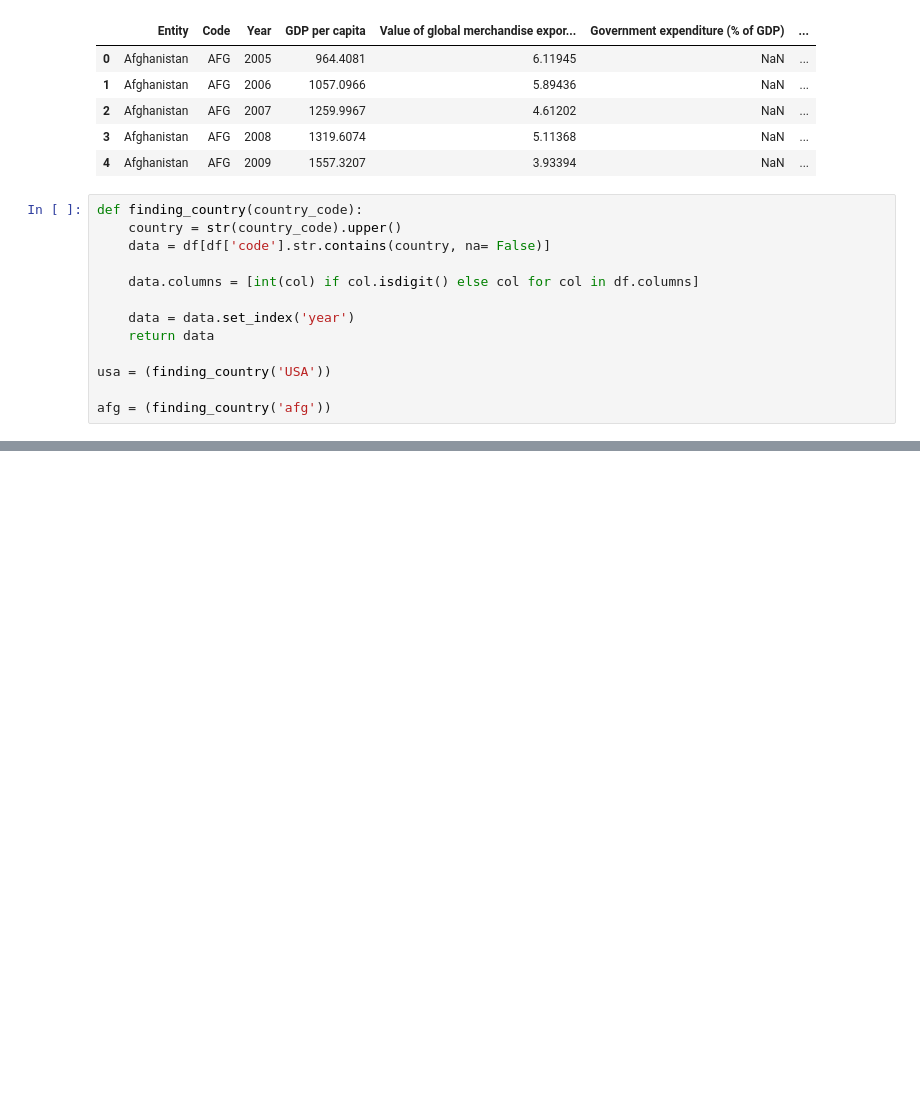
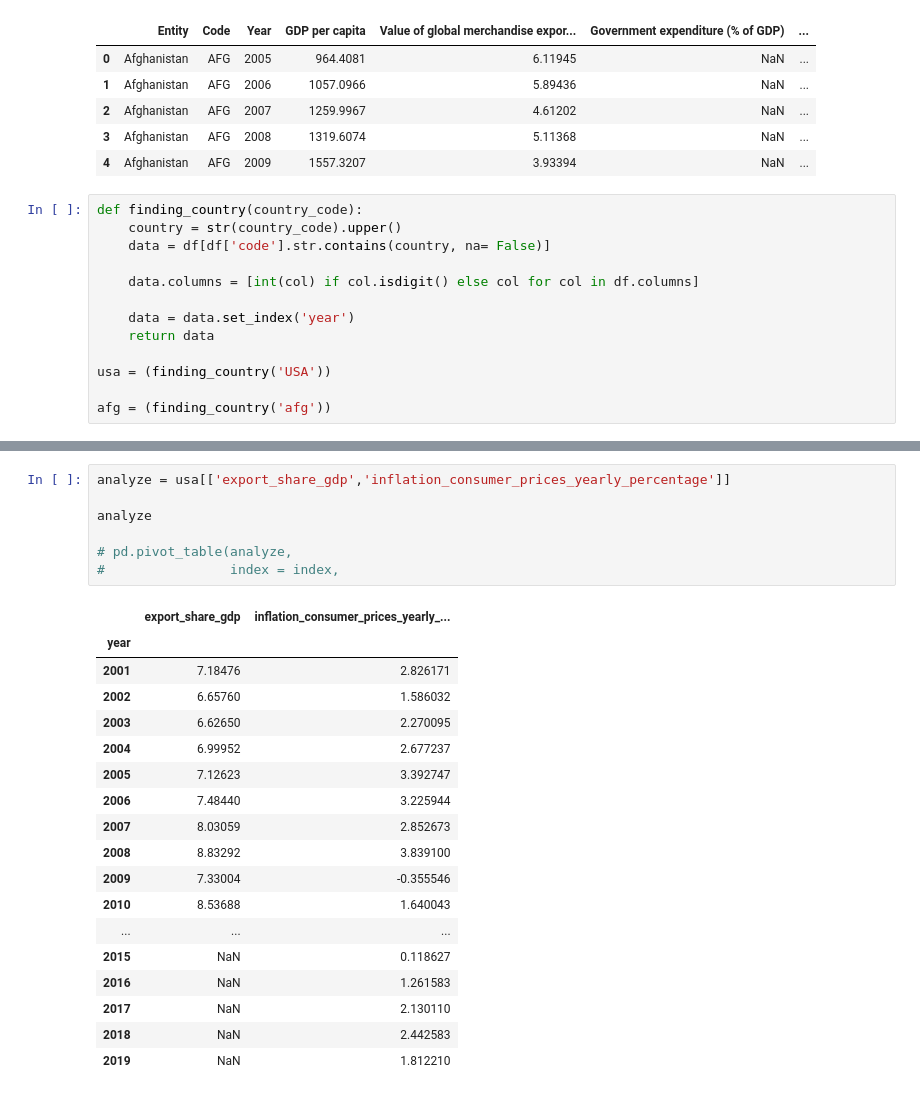
Before and after one commit to jasonrdz/economic-outlook, a Jupyter notebook: macro_environment/gdp_outlook/working/research.ipynb, the cells around one changed output, grey strips where cells are left out. Drawn from its saved outputs; the diff is of its cells as text; blank space fills up the shorter version.

```diff
--- a/macro_environment/gdp_outlook/working/research.ipynb
+++ b/macro_environment/gdp_outlook/working/research.ipynb
@@ -101,0 +135,26 @@ SyntaxError: incomplete input (346450506.py, line 7)
+# %%
+analyze = usa[['export_share_gdp','inflation_consumer_prices_yearly_percentage']]
+
+analyze
+
+# pd.pivot_table(analyze,
+#                index = index,
+# %% [output]
+|  | export_share_gdp | inflation_consumer_prices_yearly_... |
+| year |  |  |
+| 2001 | 7.18476 | 2.826171 |
+| 2002 | 6.65760 | 1.586032 |
+| 2003 | 6.62650 | 2.270095 |
+| 2004 | 6.99952 | 2.677237 |
+| 2005 | 7.12623 | 3.392747 |
+| 2006 | 7.48440 | 3.225944 |
+| 2007 | 8.03059 | 2.852673 |
+| 2008 | 8.83292 | 3.839100 |
+| 2009 | 7.33004 | -0.355546 |
+| 2010 | 8.53688 | 1.640043 |
+| ... | ... | ... |
+| 2015 | NaN | 0.118627 |
+| 2016 | NaN | 1.261583 |
+| 2017 | NaN | 2.130110 |
+| 2018 | NaN | 2.442583 |
+| 2019 | NaN | 1.812210 |
```
Also changed, not shown: parts of 5 cells of this notebook, 10 other files.
